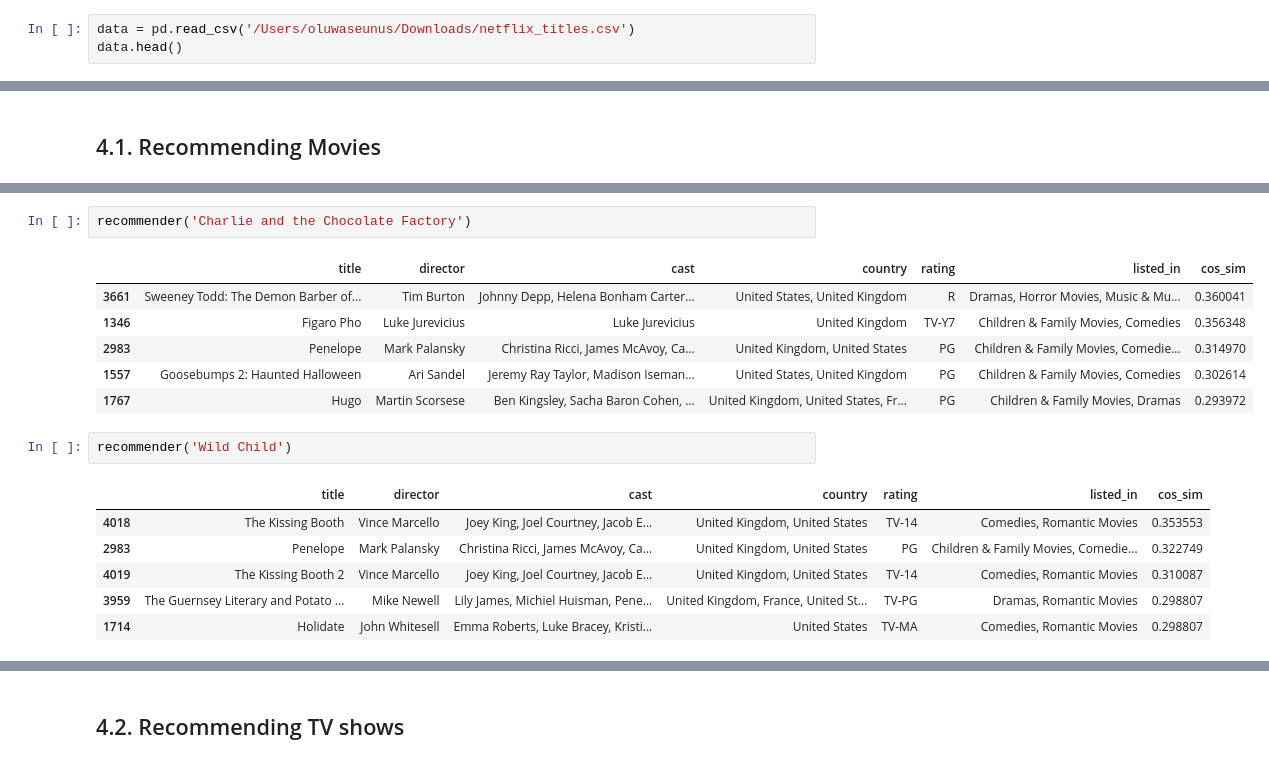
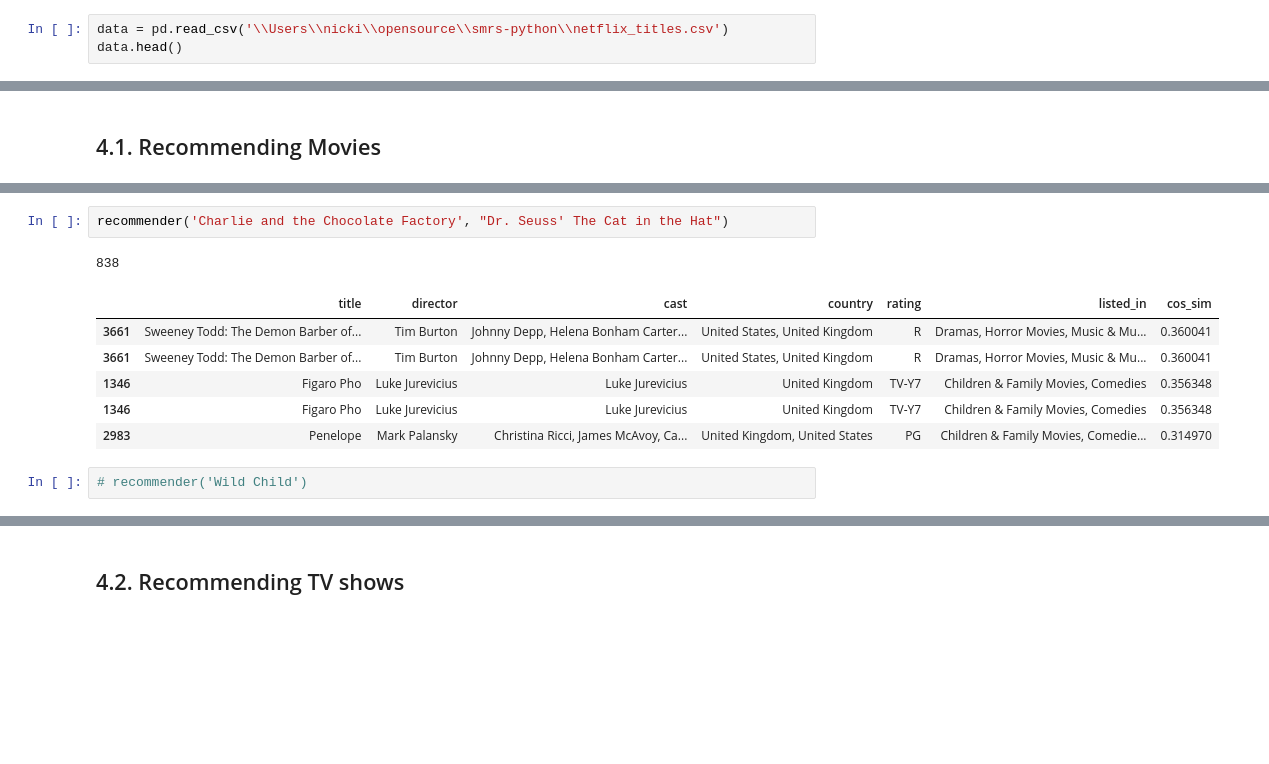
Before and after one commit to Oluwaseunus/smrs-python, a Jupyter notebook: netflix-recommendation-engine.ipynb, the cells around one changed output, grey strips where cells are left out. Saved outputs shown, nothing was run; the diff lists cells and outputs as text; blank space fills up the shorter version.

```diff
--- a/netflix-recommendation-engine.ipynb
+++ b/netflix-recommendation-engine.ipynb
@@ -37,7 +37,7 @@ True
 # %% [markdown]
 # 3. Loading data
 # %%
-data = pd.read_csv('/Users/oluwaseunus/Downloads/netflix_titles.csv')
+data = pd.read_csv('\\Users\\nicki\\opensource\\smrs-python\\netflix_titles.csv')
 data.head()
 # %% [output]
 |  | show_id | type | title | director | cast | country | date_added | release_year | rating | duration | ... |
@@ -418,19 +446,13 @@ recommender("Child's Play")
 # %%
-recommender('Charlie and the Chocolate Factory')
+recommender('Charlie and the Chocolate Factory', "Dr. Seuss' The Cat in the Hat")
 # %% [output]
+838
 |  | title | director | cast | country | rating | listed_in | cos_sim |
 | 3661 | Sweeney Todd: The Demon Barber of... | Tim Burton | Johnny Depp, Helena Bonham Carter... | United States, United Kingdom | R | Dramas, Horror Movies, Music & Mu... | 0.360041 |
+| 3661 | Sweeney Todd: The Demon Barber of... | Tim Burton | Johnny Depp, Helena Bonham Carter... | United States, United Kingdom | R | Dramas, Horror Movies, Music & Mu... | 0.360041 |
+| 1346 | Figaro Pho | Luke Jurevicius | Luke Jurevicius | United Kingdom | TV-Y7 | Children & Family Movies, Comedies | 0.356348 |
 | 1346 | Figaro Pho | Luke Jurevicius | Luke Jurevicius | United Kingdom | TV-Y7 | Children & Family Movies, Comedies | 0.356348 |
 | 2983 | Penelope | Mark Palansky | Christina Ricci, James McAvoy, Ca... | United Kingdom, United States | PG | Children & Family Movies, Comedie... | 0.314970 |
-| 1557 | Goosebumps 2: Haunted Halloween | Ari Sandel | Jeremy Ray Taylor, Madison Iseman... | United States, United Kingdom | PG | Children & Family Movies, Comedies | 0.302614 |
-| 1767 | Hugo | Martin Scorsese | Ben Kingsley, Sacha Baron Cohen, ... | United Kingdom, United States, Fr... | PG | Children & Family Movies, Dramas | 0.293972 |
 # %%
-recommender('Wild Child')
+# recommender('Wild Child')
-# %% [output]
-|  | title | director | cast | country | rating | listed_in | cos_sim |
-| 4018 | The Kissing Booth | Vince Marcello | Joey King, Joel Courtney, Jacob E... | United Kingdom, United States | TV-14 | Comedies, Romantic Movies | 0.353553 |
-| 2983 | Penelope | Mark Palansky | Christina Ricci, James McAvoy, Ca... | United Kingdom, United States | PG | Children & Family Movies, Comedie... | 0.322749 |
-| 4019 | The Kissing Booth 2 | Vince Marcello | Joey King, Joel Courtney, Jacob E... | United Kingdom, United States | TV-14 | Comedies, Romantic Movies | 0.310087 |
-| 3959 | The Guernsey Literary and Potato ... | Mike Newell | Lily James, Michiel Huisman, Pene... | United Kingdom, France, United St... | TV-PG | Dramas, Romantic Movies | 0.298807 |
-| 1714 | Holidate | John Whitesell | Emma Roberts, Luke Bracey, Kristi... | United States | TV-MA | Comedies, Romantic Movies | 0.298807 |
 # %%
```
Also changed, not shown: parts of 37 cells of this notebook, 1 other file.
